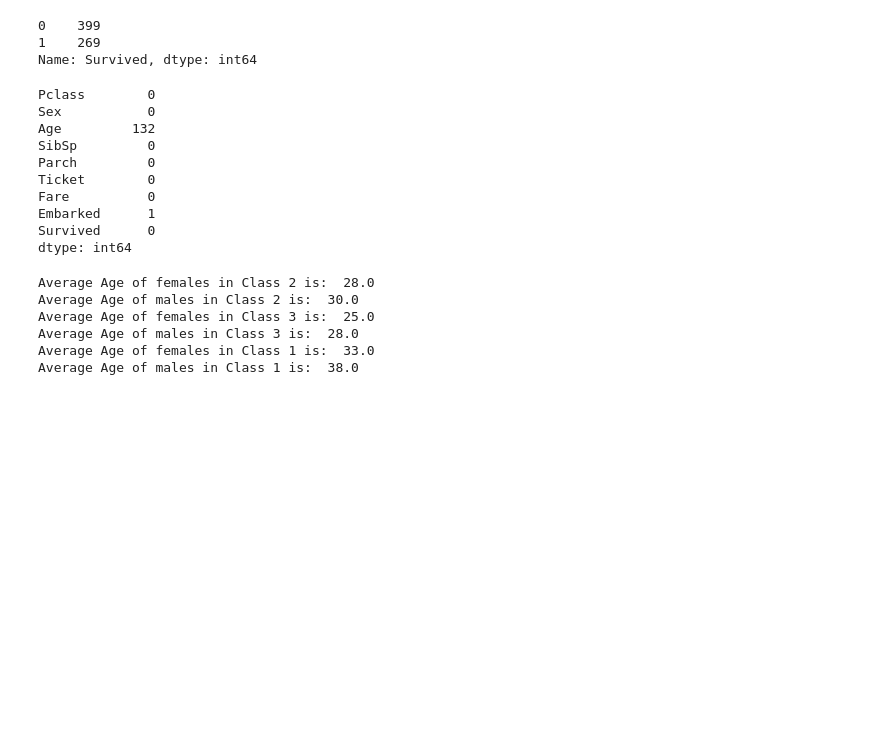
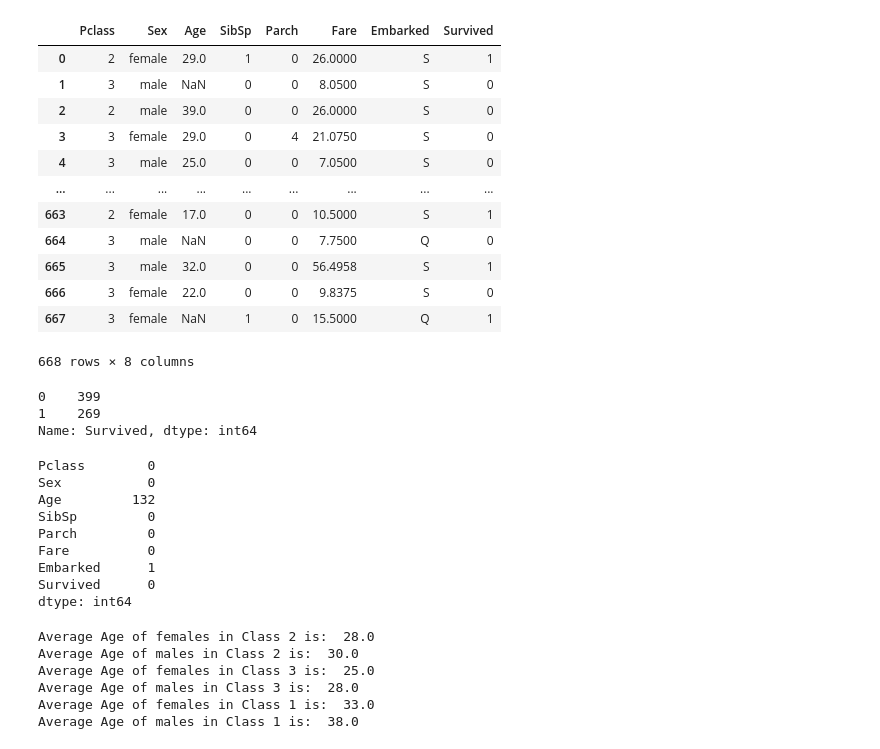
Before and after one commit to SinisterSup/Coding-Ninjas_ML, a Jupyter notebook: LogisticRegression/Logi_Reg_my_vers(Best).ipynb, the cells around one changed output. Saved outputs shown, nothing was run; the diff lists cells and outputs as text; code cells hidden in the pictures; blank space fills up the shorter version.

```diff
--- a/LogisticRegression/Logi_Reg_my_manual_vers.ipynb
+++ b/LogisticRegression/Logi_Reg_my_vers(Best).ipynb
@@ -7,7 +7,22 @@ from sklearn import datasets
 from sklearn import model_selection
 # %%
 df = pd.read_csv('training_titanic_x_y_train.csv')
-df = df.drop(['Name', 'Cabin'], axis = 1)
+df = df.drop(['Name', 'Ticket', 'Cabin'], axis = 1)
+df
+# %% [output]
+|  | Pclass | Sex | Age | SibSp | Parch | Fare | Embarked | Survived |
+| 0 | 2 | female | 29.0 | 1 | 0 | 26.0000 | S | 1 |
+| 1 | 3 | male | NaN | 0 | 0 | 8.0500 | S | 0 |
+| 2 | 2 | male | 39.0 | 0 | 0 | 26.0000 | S | 0 |
+| 3 | 3 | female | 29.0 | 0 | 4 | 21.0750 | S | 0 |
+| 4 | 3 | male | 25.0 | 0 | 0 | 7.0500 | S | 0 |
+| ... | ... | ... | ... | ... | ... | ... | ... | ... |
+| 663 | 2 | female | 17.0 | 0 | 0 | 10.5000 | S | 1 |
+| 664 | 3 | male | NaN | 0 | 0 | 7.7500 | Q | 0 |
+| 665 | 3 | male | 32.0 | 0 | 0 | 56.4958 | S | 1 |
+| 666 | 3 | female | 22.0 | 0 | 0 | 9.8375 | S | 0 |
+| 667 | 3 | female | NaN | 1 | 0 | 15.5000 | Q | 1 |
+668 rows × 8 columns
 # %%
 df.Survived.value_counts()
 # %% [output]
@@ -22,7 +37,6 @@ Sex           0
 Age         132
 SibSp         0
 Parch         0
-Ticket        0
 Fare          0
 Embarked      1
 Survived      0
```
Also changed, not shown: parts of 17 cells of this notebook, 3 other files.
